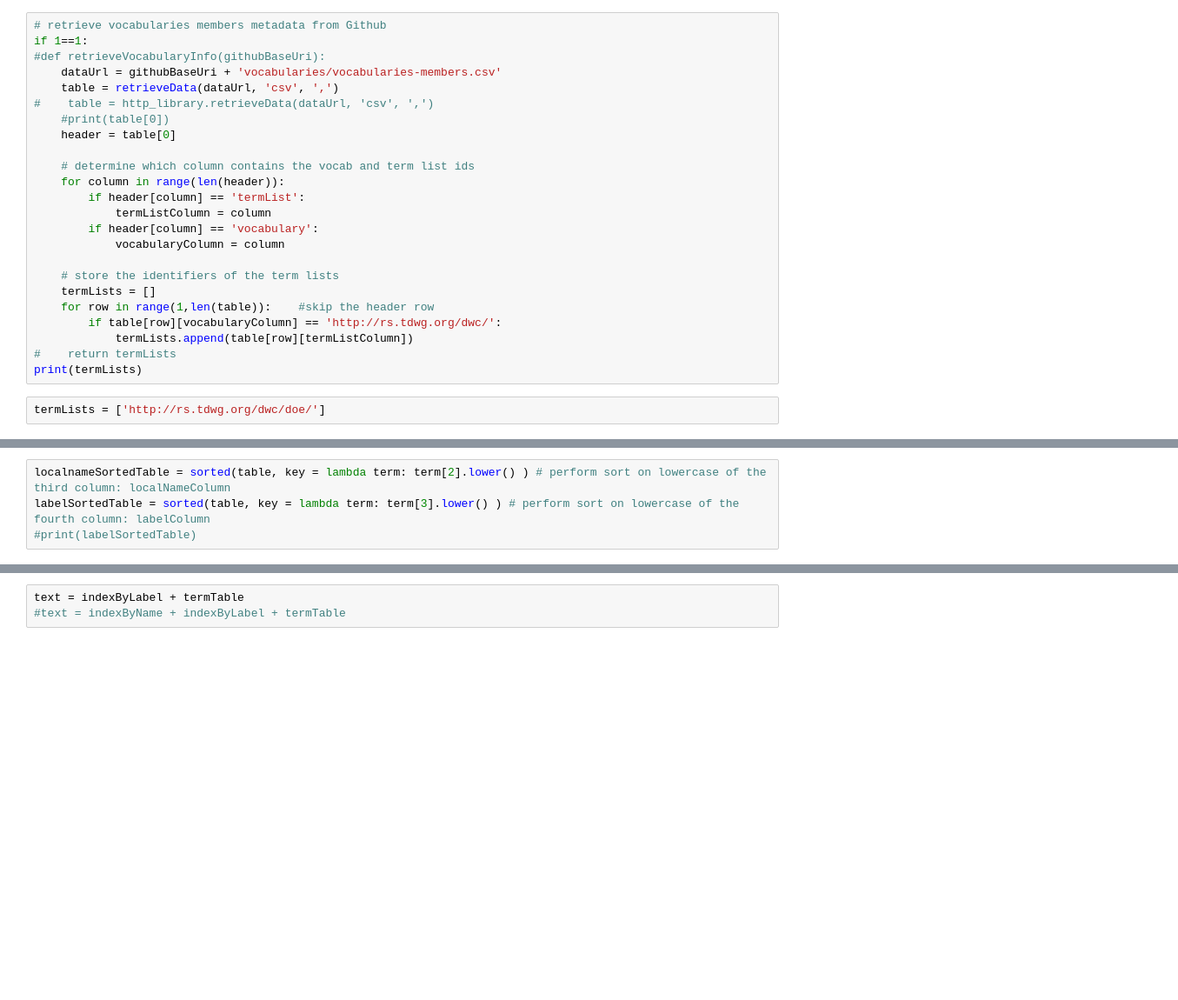
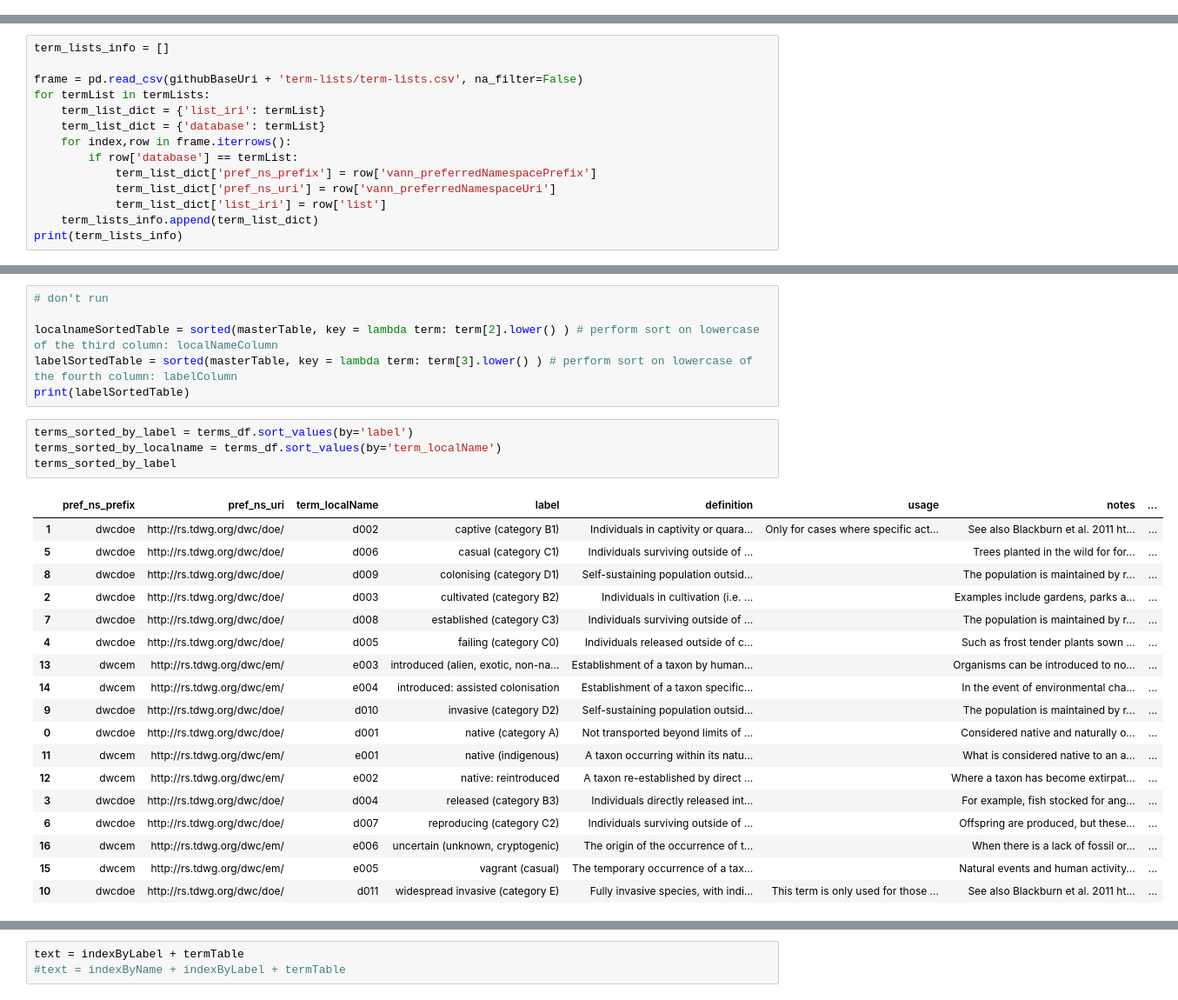
Before and after one commit to baskaufs/msc, a Jupyter notebook: dwc-cv/build-page.ipynb, the cells around one changed output, grey strips where cells are left out. Shown: that part at 87% size. Cells and saved outputs as stored; diff of their text form; blank space fills up the shorter version.

```diff
--- a/dwc-cv/build-page.ipynb
+++ b/dwc-cv/build-page.ipynb
@@ -106,30 +136,4 @@ displayId = ['Vocabulary']
 #text = indexByName + indexByLabel + termTable
 
 #outputMarkdown(text, headerFileName, footerFileName, outFileName)
-# %%
-# retrieve vocabularies members metadata from Github
-if 1==1:
-#def retrieveVocabularyInfo(githubBaseUri):
-    dataUrl = githubBaseUri + 'vocabularies/vocabularies-members.csv'
-    table = retrieveData(dataUrl, 'csv', ',')
-#    table = http_library.retrieveData(dataUrl, 'csv', ',')
-    #print(table[0])
-    header = table[0]
-
-    # determine which column contains the vocab and term list ids
-    for column in range(len(header)):
-        if header[column] == 'termList':
-            termListColumn = column
-        if header[column] == 'vocabulary':
-            vocabularyColumn = column
-
-    # store the identifiers of the term lists
-    termLists = []
-    for row in range(1,len(table)):    #skip the header row
-        if table[row][vocabularyColumn] == 'http://rs.tdwg.org/dwc/':
-            termLists.append(table[row][termListColumn])
-#    return termLists
-print(termLists)
-# %%
-termLists = ['http://rs.tdwg.org/dwc/doe/']
 # %%
@@ -208,0 +176,14 @@ if 1==1:
+# %%
+term_lists_info = []
+
+frame = pd.read_csv(githubBaseUri + 'term-lists/term-lists.csv', na_filter=False)
+for termList in termLists:
+    term_list_dict = {'list_iri': termList}
+    term_list_dict = {'database': termList}
+    for index,row in frame.iterrows():
+        if row['database'] == termList:
+            term_list_dict['pref_ns_prefix'] = row['vann_preferredNamespacePrefix']
+            term_list_dict['pref_ns_uri'] = row['vann_preferredNamespaceUri']
+            term_list_dict['list_iri'] = row['list']
+    term_lists_info.append(term_list_dict)
+print(term_lists_info)
@@ -209,7 +242,32 @@ if 1==1:
 # %%
-localnameSortedTable = sorted(table, key = lambda term: term[2].lower() ) # perform sort on lowercase of the third column: localNameColumn
-labelSortedTable = sorted(table, key = lambda term: term[3].lower() ) # perform sort on lowercase of the fourth column: labelColumn
-#print(labelSortedTable)
+# don't run
+
+localnameSortedTable = sorted(masterTable, key = lambda term: term[2].lower() ) # perform sort on lowercase of the third column: localNameColumn
+labelSortedTable = sorted(masterTable, key = lambda term: term[3].lower() ) # perform sort on lowercase of the fourth column: labelColumn
+print(labelSortedTable)
+# %%
+terms_sorted_by_label = terms_df.sort_values(by='label')
+terms_sorted_by_localname = terms_df.sort_values(by='term_localName')
+terms_sorted_by_label
+# %% [output]
+|  | pref_ns_prefix | pref_ns_uri | term_localName | label | definition | usage | notes | ... |
+| 1 | dwcdoe | http://rs.tdwg.org/dwc/doe/ | d002 | captive (category B1) | Individuals in captivity or quara... | Only for cases where specific act... | See also Blackburn et al. 2011 ht... | ... |
+| 5 | dwcdoe | http://rs.tdwg.org/dwc/doe/ | d006 | casual (category C1) | Individuals surviving outside of ... |  | Trees planted in the wild for for... | ... |
+| 8 | dwcdoe | http://rs.tdwg.org/dwc/doe/ | d009 | colonising (category D1) | Self-sustaining population outsid... |  | The population is maintained by r... | ... |
+| 2 | dwcdoe | http://rs.tdwg.org/dwc/doe/ | d003 | cultivated (category B2) | Individuals in cultivation (i.e. ... |  | Examples include gardens, parks a... | ... |
+| 7 | dwcdoe | http://rs.tdwg.org/dwc/doe/ | d008 | established (category C3) | Individuals surviving outside of ... |  | The population is maintained by r... | ... |
+| 4 | dwcdoe | http://rs.tdwg.org/dwc/doe/ | d005 | failing (category C0) | Individuals released outside of c... |  | Such as frost tender plants sown ... | ... |
+| 13 | dwcem | http://rs.tdwg.org/dwc/em/ | e003 | introduced (alien, exotic, non-na... | Establishment of a taxon by human... |  | Organisms can be introduced to no... | ... |
+| 14 | dwcem | http://rs.tdwg.org/dwc/em/ | e004 | introduced: assisted colonisation | Establishment of a taxon specific... |  | In the event of environmental cha... | ... |
+| 9 | dwcdoe | http://rs.tdwg.org/dwc/doe/ | d010 | invasive (category D2) | Self-sustaining population outsid... |  | The population is maintained by r... | ... |
+| 0 | dwcdoe | http://rs.tdwg.org/dwc/doe/ | d001 | native (category A) | Not transported beyond limits of ... |  | Considered native and naturally o... | ... |
+| 11 | dwcem | http://rs.tdwg.org/dwc/em/ | e001 | native (indigenous) | A taxon occurring within its natu... |  | What is considered native to an a... | ... |
+| 12 | dwcem | http://rs.tdwg.org/dwc/em/ | e002 | native: reintroduced | A taxon re-established by direct ... |  | Where a taxon has become extirpat... | ... |
+| 3 | dwcdoe | http://rs.tdwg.org/dwc/doe/ | d004 | released (category B3) | Individuals directly released int... |  | For example, fish stocked for ang... | ... |
+| 6 | dwcdoe | http://rs.tdwg.org/dwc/doe/ | d007 | reproducing (category C2) | Individuals surviving outside of ... |  | Offspring are produced, but these... | ... |
+| 16 | dwcem | http://rs.tdwg.org/dwc/em/ | e006 | uncertain (unknown, cryptogenic) | The origin of the occurrence of t... |  | When there is a lack of fossil or... | ... |
+| 15 | dwcem | http://rs.tdwg.org/dwc/em/ | e005 | vagrant (casual) | The temporary occurrence of a tax... |  | Natural events and human activity... | ... |
+| 10 | dwcdoe | http://rs.tdwg.org/dwc/doe/ | d011 | widespread invasive (category E) | Fully invasive species, with indi... | This term is only used for those ... | See also Blackburn et al. 2011 ht... | ... |
 # %%
 '''
 # generate the index of terms grouped by category and sorted alphabetically by lowercase term local name
```
Also changed, not shown: parts of 11 cells of this notebook, 2 other files.
